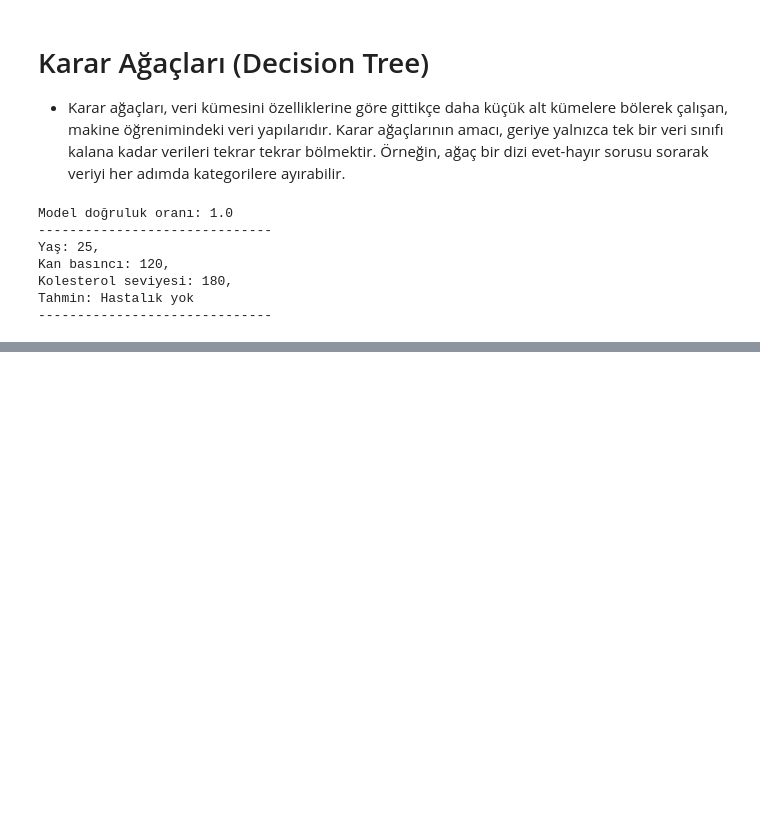
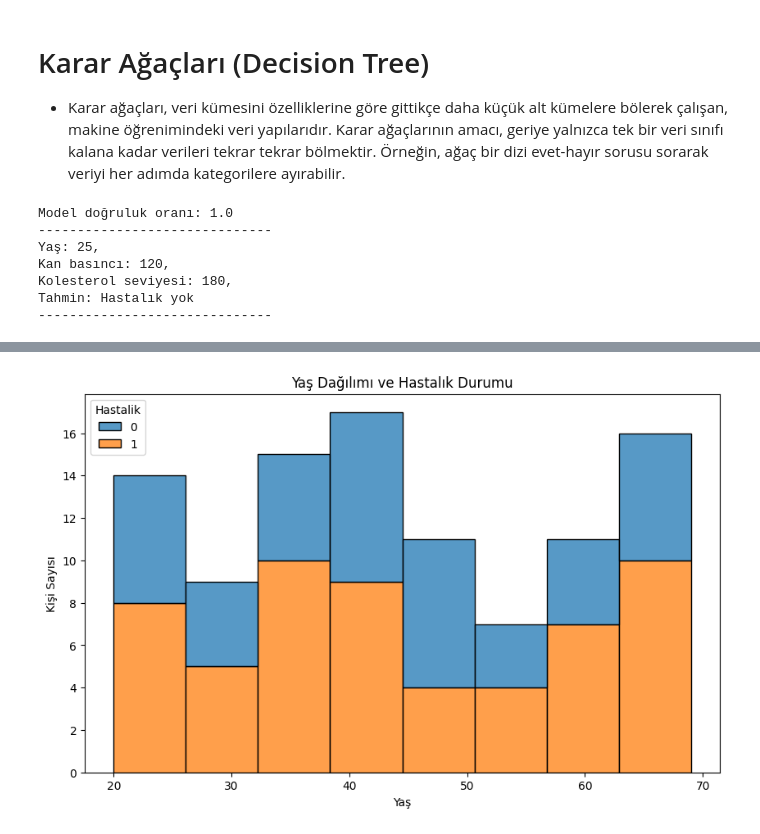
Before and after one commit to utuncer/python-kutuphaneler, a Jupyter notebook: decision_tree.ipynb, the cells around one changed output, grey strips where cells are left out. Saved outputs shown, nothing was run; the diff lists cells and outputs as text; code cells hidden in the pictures; blank space fills up the shorter version.

```diff
--- a/decision_tree.ipynb
+++ b/decision_tree.ipynb
@@ -49,0 +63,8 @@ Tahmin: Hastalık yok
+# %%
+import pandas as pd
+import matplotlib.pyplot as plt
+import seaborn as sns
+
+
+df = pd.read_excel(r'excel\karar_agaci_veri_100.xlsx')
+df.head(5)
@@ -49,0 +78,10 @@ Tahmin: Hastalık yok
+# %%
+plt.figure(figsize=(10,6))
+sns.histplot(data=df, hue='Hastalik',x='Yas', multiple='stack', kde=False)
+# sns.histplot bir istatistik grafiğidir ve görevi dağılımı saymaktır
+plt.title('Yaş Dağılımı ve Hastalık Durumu')
+plt.xlabel('Yaş')
+plt.ylabel('Kişi Sayısı')
+plt.show()
+# %% [output]
+[figure, added]
```
Also changed, not shown: parts of 15 cells of this notebook, 1 other file.
